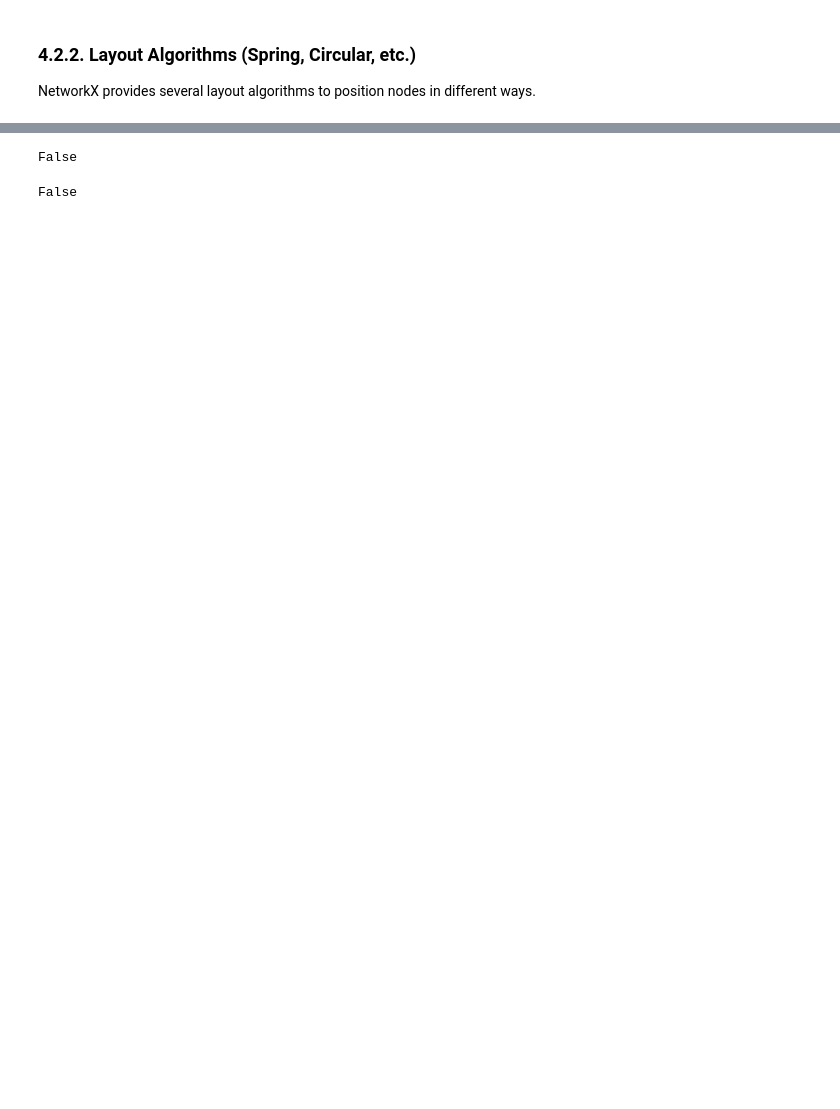
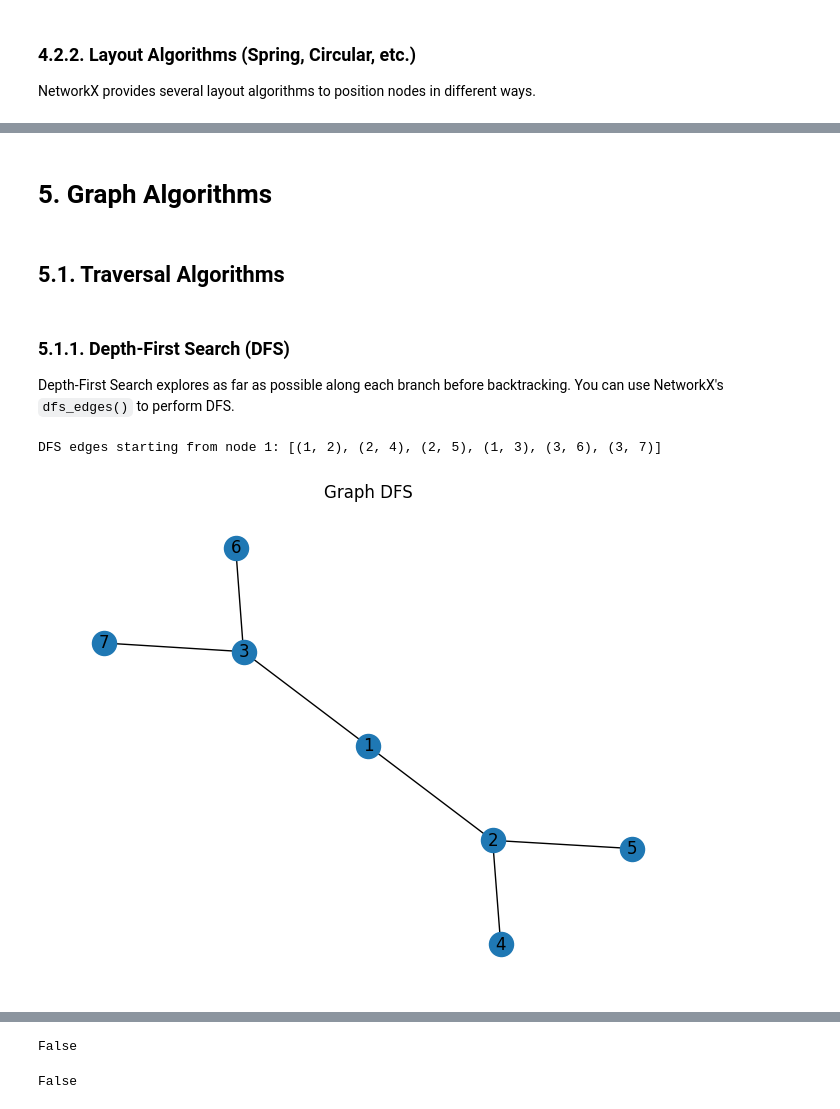
Before and after one commit to Rumit95/GNN-Understanding, a Jupyter notebook: network-x.ipynb, the cells around one changed output, grey strips where cells are left out. Cells and saved outputs as stored; diff of their text form; code cells hidden in the pictures; blank space fills up the shorter version.

Commit message:
Kaggle Notebook | Network X | Version 7

```diff
--- a/network-x.ipynb
+++ b/network-x.ipynb
@@ -246,0 +247,23 @@ plt.show()
+# %% [markdown]
+# 5. Graph Algorithms
+# %% [markdown]
+## 5.1. Traversal Algorithms
+# %% [markdown]
+### 5.1.1. Depth-First Search (DFS)
+
+Depth-First Search explores as far as possible along each branch before backtracking. You can use NetworkX's `dfs_edges()` to perform DFS.
+# %%
+# Create a sample graph
+G = nx.Graph()
+G.add_edges_from([(1, 2), (1, 3), (2, 4), (2, 5), (3, 6), (3, 7)])
+
+# Perform Depth-First Search
+dfs_edges = list(nx.dfs_edges(G, source=1))
+print("DFS edges starting from node 1:", dfs_edges)
+
+nx.draw(G, with_labels=True)
+plt.title("Graph DFS")
+plt.show()
+# %% [output]
+DFS edges starting from node 1: [(1, 2), (2, 4), (2, 5), (1, 3), (3, 6), (3, 7)]
+[figure, added]
```
Also changed, not shown: parts of 45 cells of this notebook.
